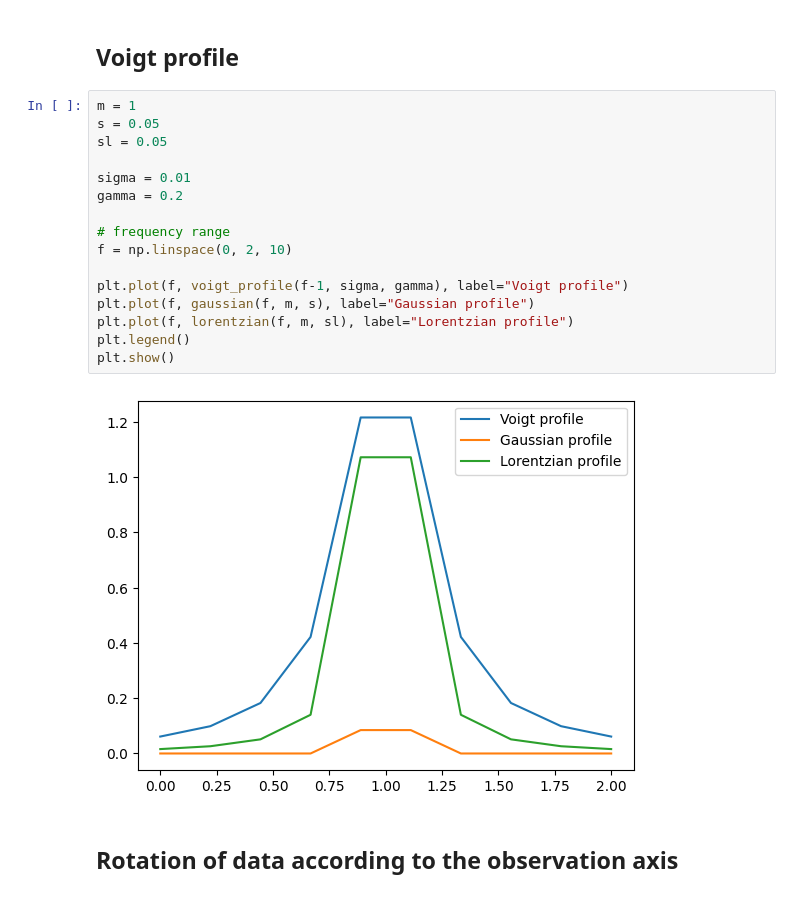
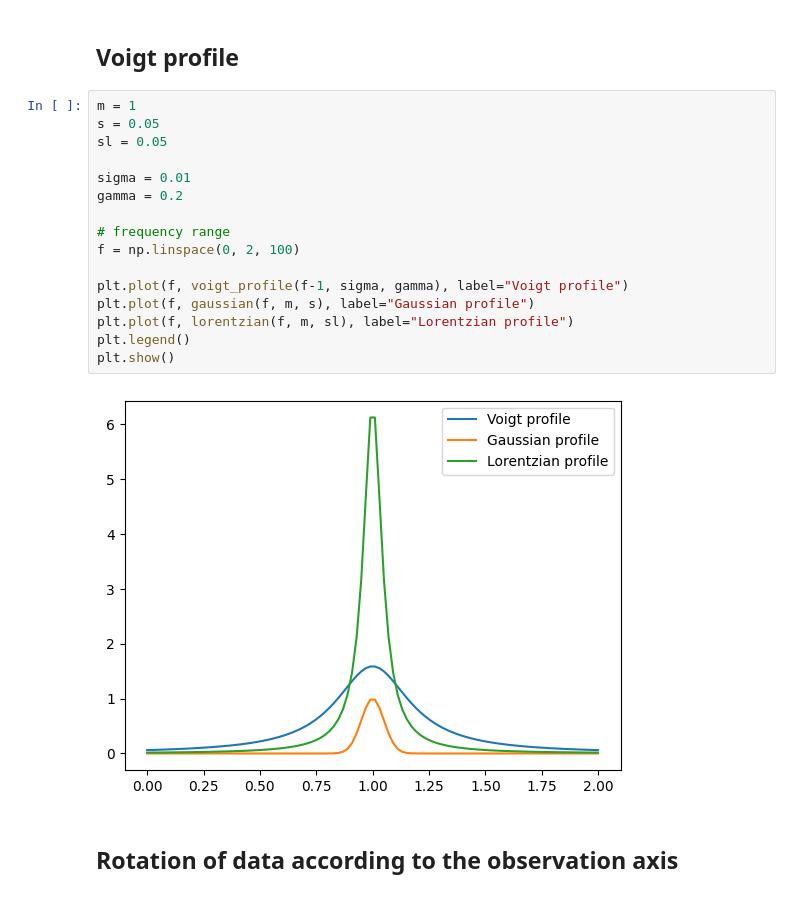
Before and after one commit to LeiRoF/M2-Internship, a Jupyter notebook: Generate_Dataset.ipynb, the cells around one changed output. Saved outputs shown, nothing was run; the diff lists cells and outputs as text.

```diff
--- a/Generate_Dataset.ipynb
+++ b/Generate_Dataset.ipynb
@@ -246,21 +246,21 @@ plot.sum_in_3_directions(vz, "seismic_r")
 # %%
 m = 1
 s = 0.05
 sl = 0.05
 
 sigma = 0.01
 gamma = 0.2
 
 # frequency range
-f = np.linspace(0, 2, 10)
+f = np.linspace(0, 2, 100)
 
 plt.plot(f, voigt_profile(f-1, sigma, gamma), label="Voigt profile")
 plt.plot(f, gaussian(f, m, s), label="Gaussian profile")
 plt.plot(f, lorentzian(f, m, sl), label="Lorentzian profile")
 plt.legend()
 plt.show()
 # %% [output]
-[figure, old version]
+[figure, new version]
 # %% [markdown]
 ## Rotation of data according to the observation axis
 # %%
```
Also changed, not shown: parts of 14 cells of this notebook, 3 other files.
